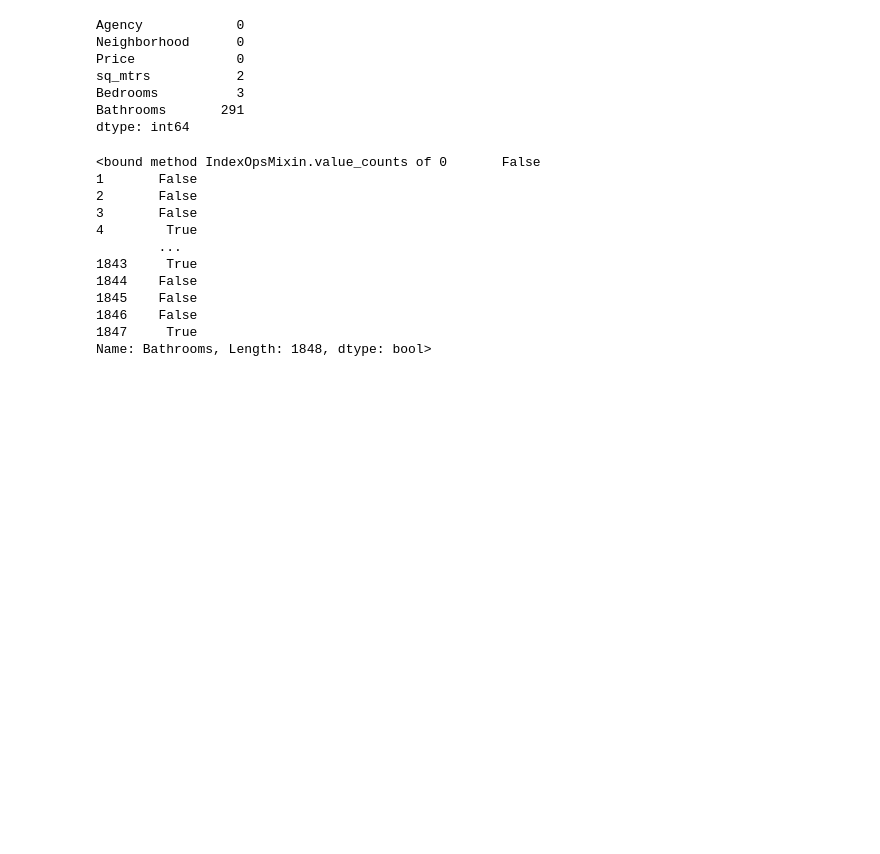
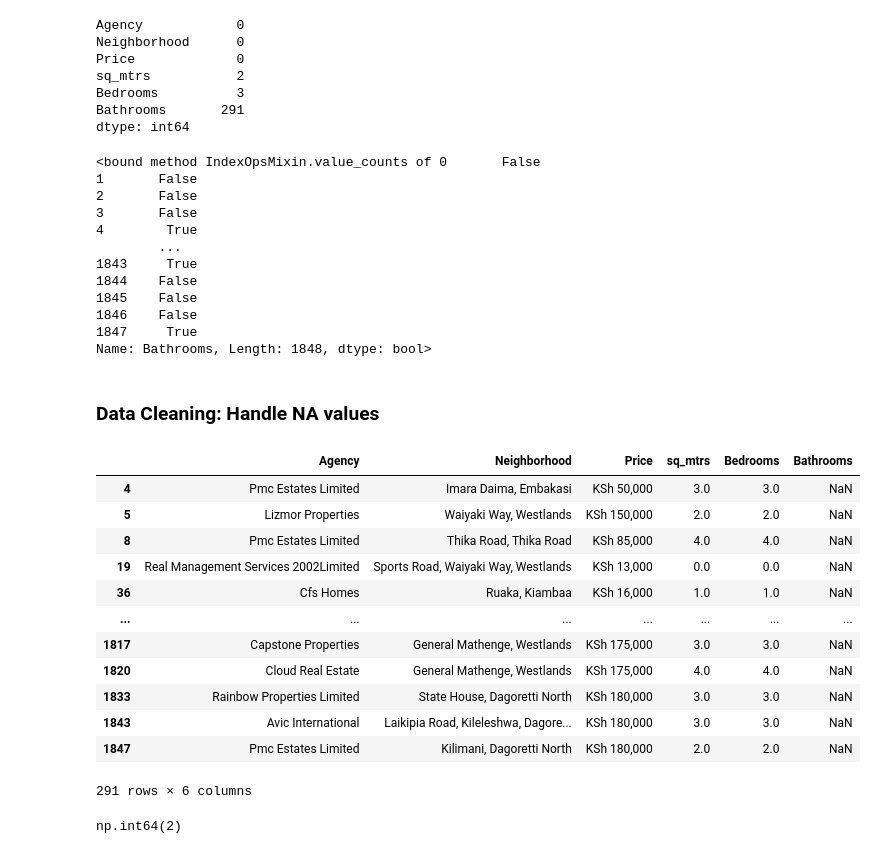
Before and after one commit to shadrack71/kenya_housing_real_estate_project_with_machine_learning, a Jupyter notebook: kenya_housing_real_estate_project.ipynb, the cells around one changed output. Saved outputs shown, nothing was run; the diff lists cells and outputs as text; code cells hidden in the pictures; blank space fills up the shorter version.

Commit message:
Data Cleaning: Handle  the data in  right format

```diff
--- a/kenya_housing_real_estate_project.ipynb
+++ b/kenya_housing_real_estate_project.ipynb
@@ -207,3 +207,32 @@ df2.Bathrooms.isnull().value_counts
 1846    False
 1847     True
 Name: Bathrooms, Length: 1848, dtype: bool>
+# %% [markdown]
+### Data Cleaning: Handle NA values
+# %%
+df2[(df2.Bathrooms.isnull())]
+# %% [output]
+|  | Agency | Neighborhood | Price | sq_mtrs | Bedrooms | Bathrooms |
+| 4 | Pmc Estates Limited | Imara Daima, Embakasi | KSh 50,000 | 3.0 | 3.0 | NaN |
+| 5 | Lizmor Properties | Waiyaki Way, Westlands | KSh 150,000 | 2.0 | 2.0 | NaN |
+| 8 | Pmc Estates Limited | Thika Road, Thika Road | KSh 85,000 | 4.0 | 4.0 | NaN |
+| 19 | Real Management Services 2002Limited | Sports Road, Waiyaki Way, Westlands | KSh 13,000 | 0.0 | 0.0 | NaN |
+| 36 | Cfs Homes | Ruaka, Kiambaa | KSh 16,000 | 1.0 | 1.0 | NaN |
+| ... | ... | ... | ... | ... | ... | ... |
+| 1817 | Capstone Properties | General Mathenge, Westlands | KSh 175,000 | 3.0 | 3.0 | NaN |
+| 1820 | Cloud Real Estate | General Mathenge, Westlands | KSh 175,000 | 4.0 | 4.0 | NaN |
+| 1833 | Rainbow Properties Limited | State House, Dagoretti North | KSh 180,000 | 3.0 | 3.0 | NaN |
+| 1843 | Avic International | Laikipia Road, Kileleshwa, Dagore... | KSh 180,000 | 3.0 | 3.0 | NaN |
+| 1847 | Pmc Estates Limited | Kilimani, Dagoretti North | KSh 180,000 | 2.0 | 2.0 | NaN |
+291 rows × 6 columns
+# %%
+def fill_nan_bath(row):
+    if pd.isna(row['Bathrooms']):
+        if row['Bedrooms'] > 0:
+            row['Bathrooms'] = row['Bedrooms']
+    return row
+
+df3 = df2.apply(fill_nan_bath, axis=1)
+df3.sq_mtrs.isnull().sum()
+# %% [output]
+np.int64(2)
```
Also changed, not shown: parts of 5 cells of this notebook.
